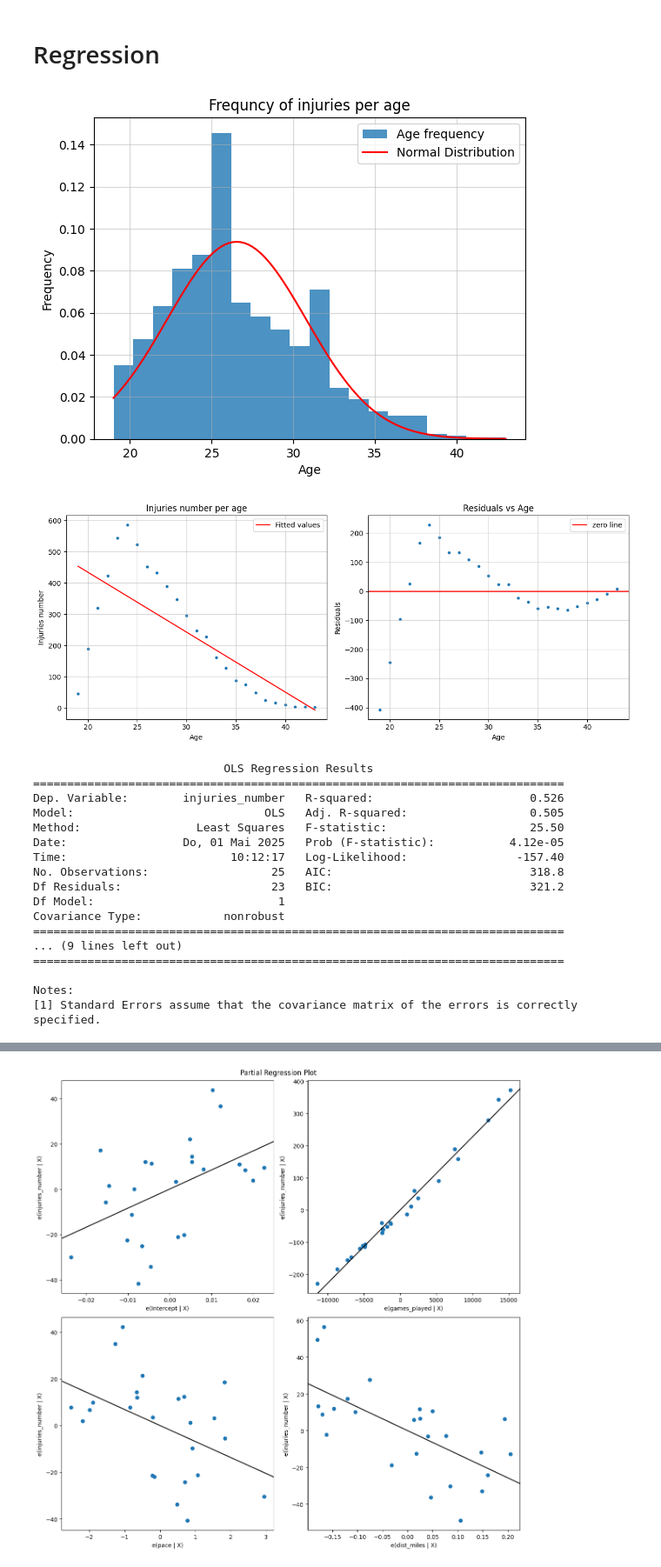
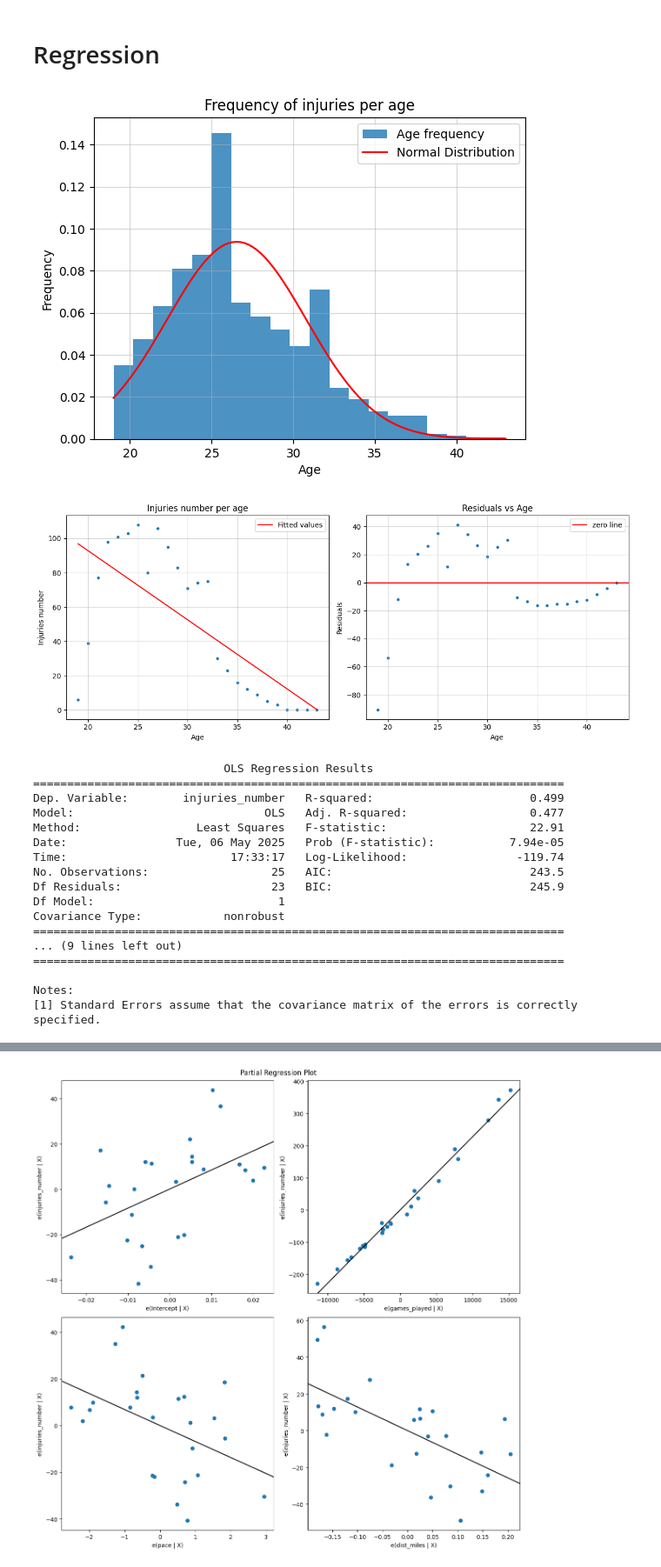
Before and after one commit to luciocanepa/data_science_project, a Jupyter notebook: regression.ipynb, the cells around one changed output, grey strips where cells are left out. Shown at 87% size. Drawn from its saved outputs; the diff is of its cells as text; code cells hidden in the pictures.

```diff
--- a/regression.ipynb
+++ b/regression.ipynb
@@ -19,61 +19,61 @@ x = np.linspace(age.min(), age.max(), 100)
 plt.grid(alpha=0.5)
 plt.hist(age, bins=20, density=True, alpha=0.8, label='Age frequency')
 plt.plot(x, norm.pdf(x, mu, sigma), 'r-', label='Normal Distribution')
-plt.title("Frequncy of injuries per age")
+plt.title("Frequency of injuries per age")
 plt.xlabel("Age")
 plt.ylabel("Frequency")
 plt.legend()
 plt.show()
 # %% [output]
-[figure, old version]
+[figure, new version]
 # %%
 injuries_age = pd.DataFrame([
     {
     'Age': int(a),
-    'injuries_number': len(db[db["AGE"] == a])
+    'injuries_number': len(db[(db["AGE"] == a) & (~db["INJURED_TYPE"].isna())])
     }
     for a in sorted(db["AGE"].unique())
 ])
 
 res = sm.ols('injuries_number ~ Age', data=injuries_age).fit()
 
 fig, (ax1, ax2) = plt.subplots(1, 2, figsize=(12, 5))
 
 # Regression plot
 ax1.grid(alpha=0.5)
 ax1.scatter(injuries_age['Age'], injuries_age['injuries_number'], s=10)
 x = np.linspace(age.min(), age.max(), len(injuries_age))
 ax1.plot(x, res.fittedvalues, 'r-', label='Fitted values')
 ax1.legend()
 ax1.set_title("Injuries number per age")
 ax1.set_xlabel("Age")
 ax1.set_ylabel("Injuries number")
 
 # Residuals plot
 residuals = res.resid
 ax2.grid(alpha=0.5)
 ax2.scatter(injuries_age['Age'], residuals, s=10)
 ax2.axhline(y=0, color='r', linestyle='-', label='zero line')
 ax2.set_title("Residuals vs Age")
 ax2.set_xlabel("Age")
 ax2.set_ylabel("Residuals")
 ax2.legend()
 
 plt.tight_layout()
 plt.show()
 
 print(res.summary())
 # %% [output]
-[figure, old version]
+[figure, new version]
                             OLS Regression Results
 ==============================================================================
-Dep. Variable:        injuries_number   R-squared:                       0.526
-Model:                            OLS   Adj. R-squared:                  0.505
-Method:                 Least Squares   F-statistic:                     25.50
-Date:                 Do, 01 Mai 2025   Prob (F-statistic):           4.12e-05
-Time:                        10:12:17   Log-Likelihood:                -157.40
-No. Observations:                  25   AIC:                             318.8
-Df Residuals:                      23   BIC:                             321.2
+Dep. Variable:        injuries_number   R-squared:                       0.499
+Model:                            OLS   Adj. R-squared:                  0.477
+Method:                 Least Squares   F-statistic:                     22.91
+Date:                Tue, 06 May 2025   Prob (F-statistic):           7.94e-05
+Time:                        17:33:17   Log-Likelihood:                -119.74
+No. Observations:                  25   AIC:                             243.5
+Df Residuals:                      23   BIC:                             245.9
 Df Model:                           1
 Covariance Type:            nonrobust
 ==============================================================================
```
Also changed, not shown: parts of 15 cells of this notebook, 5 other files.
